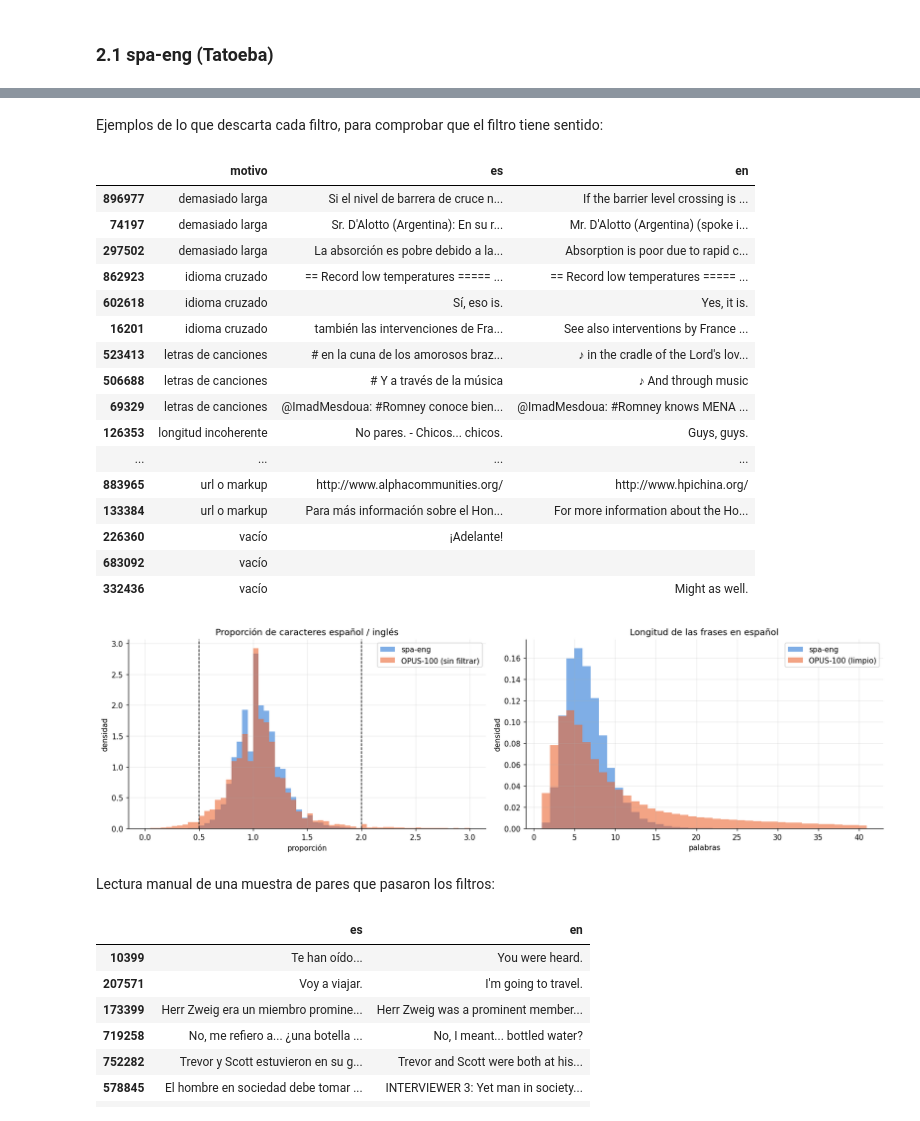
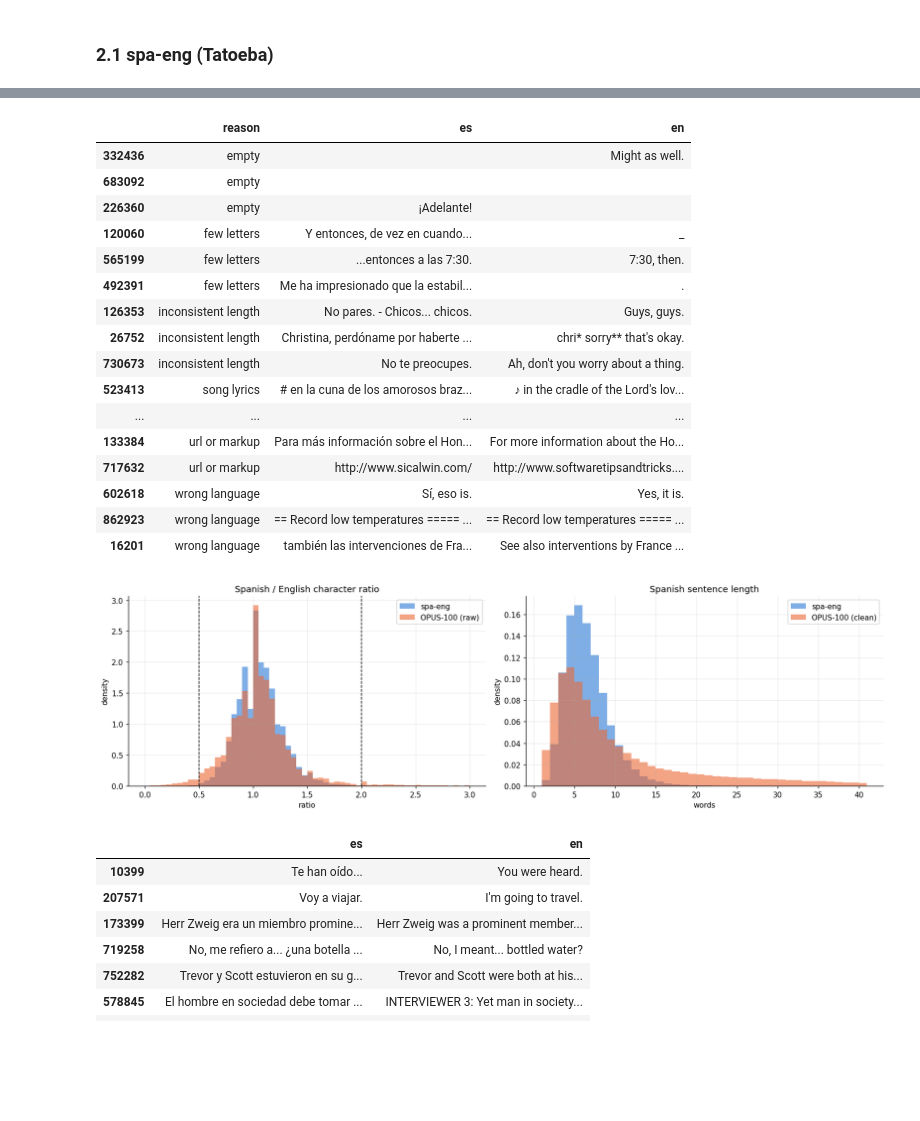
Before and after one commit to iesusdavila/spanish_to_english_gpt, a Jupyter notebook: spanish_to_english_my_gpt.ipynb, the cells around one changed output, grey strips where cells are left out. Cells and saved outputs as stored; diff of their text form; code cells hidden in the pictures; blank space fills up the shorter version.

```diff
--- a/spanish_to_english_my_gpt.ipynb
+++ b/spanish_to_english_my_gpt.ipynb
@@ -213,29 +202,30 @@ class OpusCleaner:
         es_lower, en_lower = es.str.lower(), en.str.lower()
         ratio = es.str.len() / en.str.len().clip(lower=1)
         checks = {
-            "vacío": (es == "") | (en == ""),
-            "sin traducir": es_lower == en_lower,
-            "url o markup": es.str.contains(self.markup) | en.str.contains(self.markup),
-            "letras de canciones": es.str.contains("[♪¶#]") | en.str.contains("[♪¶#]"),
-            "pocas letras": (self.letter_share(es) < self.min_letter_share) | (self.letter_share(en) < self.min_letter_share),
-            "demasiado larga": (es.str.split().str.len() > self.max_words) | (en.str.split().str.len() > self.max_words),
-            "longitud incoherente": ~ratio.between(self.min_ratio, self.max_ratio),
-            "idioma cruzado": (self.count_words(es_lower, self.en_words) > self.count_words(es_lower, self.es_words))
+            "empty": (es == "") | (en == ""),
+            "untranslated": es_lower == en_lower,
+            "url or markup": es.str.contains(self.markup) | en.str.contains(self.markup),
+            "song lyrics": es.str.contains("[♪¶#]") | en.str.contains("[♪¶#]"),
+            "few letters": (self.letter_share(es) < self.min_letter_share) | (self.letter_share(en) < self.min_letter_share),
+            "too long": (es.str.split().str.len() > self.max_words) | (en.str.split().str.len() > self.max_words),
+            "inconsistent length": ~ratio.between(self.min_ratio, self.max_ratio),
+            "wrong language": (self.count_words(es_lower, self.en_words) > self.count_words(es_lower, self.es_words))
                               | (self.count_words(en_lower, self.es_words) > self.count_words(en_lower, self.en_words)),
         }
         reason = pd.Series(np.nan, index=frame.index, dtype=object)
         for name, mask in reversed(list(checks.items())):
             reason[mask] = name
-        return pd.DataFrame({"es": es, "en": en, "motivo": reason})
+        return pd.DataFrame({"es": es, "en": en, "reason": reason})
 
     def clean(self, frame):
         audited = self.audit(frame)
-        valid = audited[audited["motivo"].isna()]
+        valid = audited[audited["reason"].isna()]
         clean = valid[["es", "en"]].drop_duplicates().reset_index(drop=True)
-        summary = audited["motivo"].value_counts()
-        summary["duplicado"] = len(valid) - len(clean)
-        summary["conservado"] = len(clean)
+        summary = audited["reason"].value_counts()
+        summary["duplicate"] = len(valid) - len(clean)
+        summary["kept"] = len(clean)
         return clean, audited, summary
+
 
 cleaner = OpusCleaner()
 opus_clean, opus_audit, opus_summary = {}, {}, {}
@@ -261,52 +251,48 @@ summary
-# %% [markdown]
-Ejemplos de lo que descarta cada filtro, para comprobar que el filtro tiene sentido:
 # %%
-discarded = opus_audit["train"].dropna(subset=["motivo"])
-discarded.sample(frac=1, random_state=SEED).groupby("motivo").head(3).sort_values("motivo")[["motivo", "es", "en"]]
+discarded = opus_audit["train"].dropna(subset=["reason"])
+discarded.sample(frac=1, random_state=SEED).groupby("reason").head(3).sort_values("reason")[["reason", "es", "en"]]
 # %% [output]
-|  | motivo | es | en |
-| 896977 | demasiado larga | Si el nivel de barrera de cruce n... | If the barrier level crossing is ... |
-| 74197 | demasiado larga | Sr. D'Alotto (Argentina): En su r... | Mr. D'Alotto (Argentina) (spoke i... |
-| 297502 | demasiado larga | La absorción es pobre debido a la... | Absorption is poor due to rapid c... |
-| 862923 | idioma cruzado | == Record low temperatures ===== ... | == Record low temperatures ===== ... |
-| 602618 | idioma cruzado | Sí, eso is. | Yes, it is. |
-| 16201 | idioma cruzado | también las intervenciones de Fra... | See also interventions by France ... |
-| 523413 | letras de canciones | # en la cuna de los amorosos braz... | ♪ in the cradle of the Lord's lov... |
-| 506688 | letras de canciones | # Y a través de la música | ♪ And through music |
-| 69329 | letras de canciones | @ImadMesdoua: #Romney conoce bien... | @ImadMesdoua: #Romney knows MENA ... |
-| 126353 | longitud incoherente | No pares. - Chicos... chicos. | Guys, guys. |
+|  | reason | es | en |
+| 332436 | empty |  | Might as well. |
+| 683092 | empty |  |  |
+| 226360 | empty | ¡Adelante! |  |
+| 120060 | few letters | Y entonces, de vez en cuando... | _ |
+| 565199 | few letters | ...entonces a las 7:30. | 7:30, then. |
+| 492391 | few letters | Me ha impresionado que la estabil... | . |
+| 126353 | inconsistent length | No pares. - Chicos... chicos. | Guys, guys. |
+| 26752 | inconsistent length | Christina, perdóname por haberte ... | chri* sorry** that's okay. |
+| 730673 | inconsistent length | No te preocupes. | Ah, don't you worry about a thing. |
+| 523413 | song lyrics | # en la cuna de los amorosos braz... | ♪ in the cradle of the Lord's lov... |
 | ... | ... | ... | ... |
-| 883965 | url o markup | http://www.alphacommunities.org/ | http://www.hpichina.org/ |
-| 133384 | url o markup | Para más información sobre el Hon... | For more information about the Ho... |
-| 226360 | vacío | ¡Adelante! |  |
-| 683092 | vacío |  |  |
-| 332436 | vacío |  | Might as well. |
+| 133384 | url or markup | Para más información sobre el Hon... | For more information about the Ho... |
+| 717632 | url or markup | http://www.sicalwin.com/ | http://www.softwaretipsandtricks.... |
+| 602618 | wrong language | Sí, eso is. | Yes, it is. |
+| 862923 | wrong language | == Record low temperatures ===== ... | == Record low temperatures ===== ... |
+| 16201 | wrong language | también las intervenciones de Fra... | See also interventions by France ... |
 # %%
 tatoeba_ratio = raw["es"].str.len() / raw["en"].str.len()
 opus_ratio = opus_audit["train"]["es"].str.len() / opus_audit["train"]["en"].str.len().clip(lower=1)
 opus_words = opus_clean["train"]["es"].str.split().str.len()
 
 fig, axes = plt.subplots(1, 2, figsize=(15, 4.5))
 bins = np.linspace(0, 3, 61)
 axes[0].hist(tatoeba_ratio, bins=bins, density=True, alpha=0.6, color=PALETTE[0], label="spa-eng")
-axes[0].hist(opus_ratio, bins=bins, density=True, alpha=0.6, color=PALETTE[1], label="OPUS-100 (sin filtrar)")
+axes[0].hist(opus_ratio, bins=bins, density=True, alpha=0.6, color=PALETTE[1], label="OPUS-100 (raw)")
 for bound in (cleaner.min_ratio, cleaner.max_ratio):
     axes[0].axvline(bound, color="black", linestyle="--", linewidth=1)
-axes[0].set(title="Proporción de caracteres español / inglés", xlabel="proporción", ylabel="densidad")
+axes[0].set(title="Spanish / English character ratio", xlabel="ratio", ylabel="density")
 axes[0].legend()
 
 bins = np.arange(1, 42)
 axes[1].hist(words["es"], bins=bins, density=True, alpha=0.6, color=PALETTE[0], label="spa-eng")
-axes[1].hist(opus_words, bins=bins, density=True, alpha=0.6, color=PALETTE[1], label="OPUS-100 (limpio)")
-axes[1].set(title="Longitud de las frases en español", xlabel="palabras", ylabel="densidad")
+axes[1].hist(opus_words, bins=bins, density=True, alpha=0.6, color=PALETTE[1], label="OPUS-100 (clean)")
+axes[1].set(title="Spanish sentence length", xlabel="words", ylabel="density")
 axes[1].legend()
 
 fig.tight_layout()
 plt.show()
 # %% [output]
-[figure, old version]
+[figure, new version]
-# %% [markdown]
-Lectura manual de una muestra de pares que pasaron los filtros:
 # %%
 opus_clean["train"].sample(15, random_state=SEED)
 # %% [output]
```
Also changed, not shown: parts of 61 cells of this notebook.
